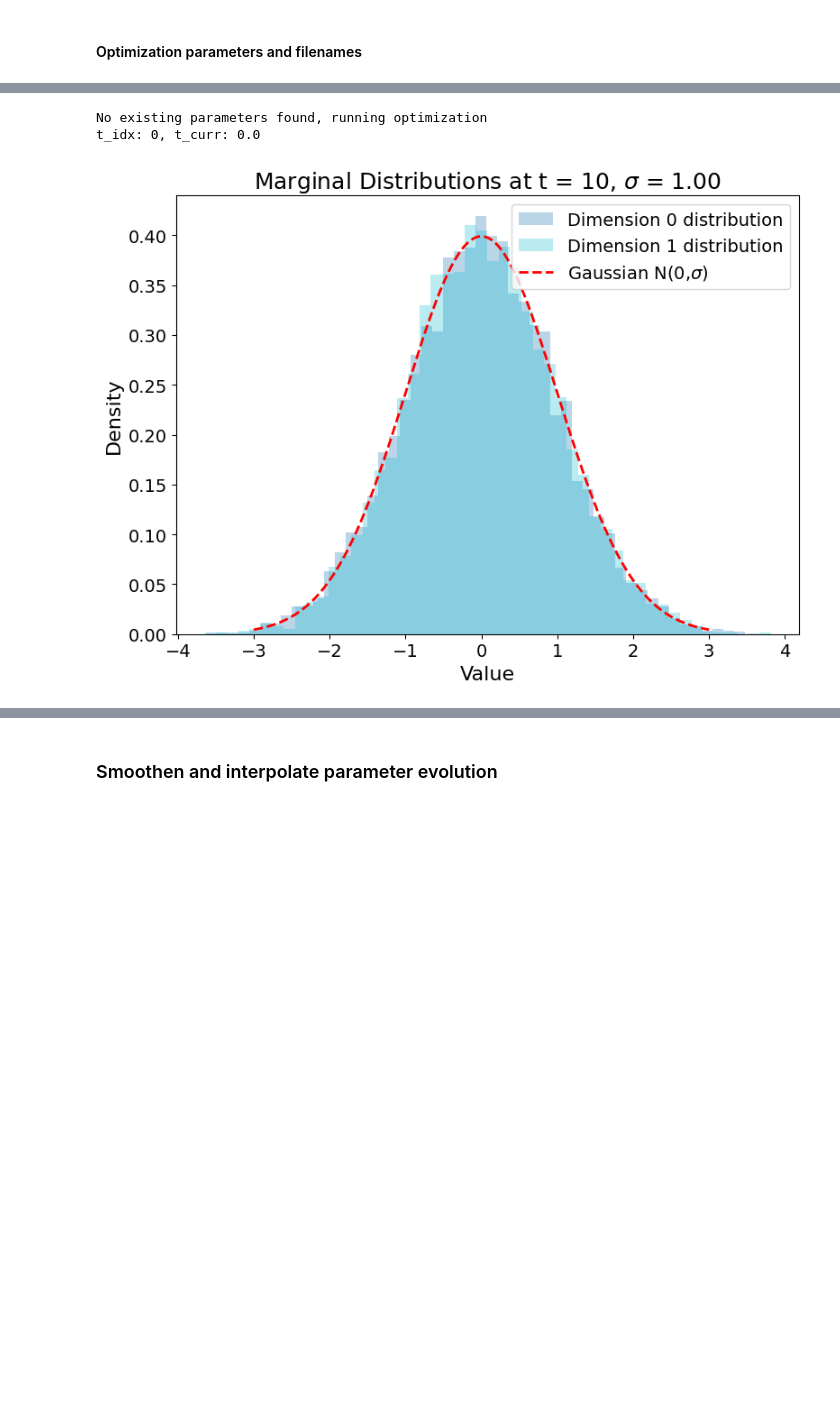
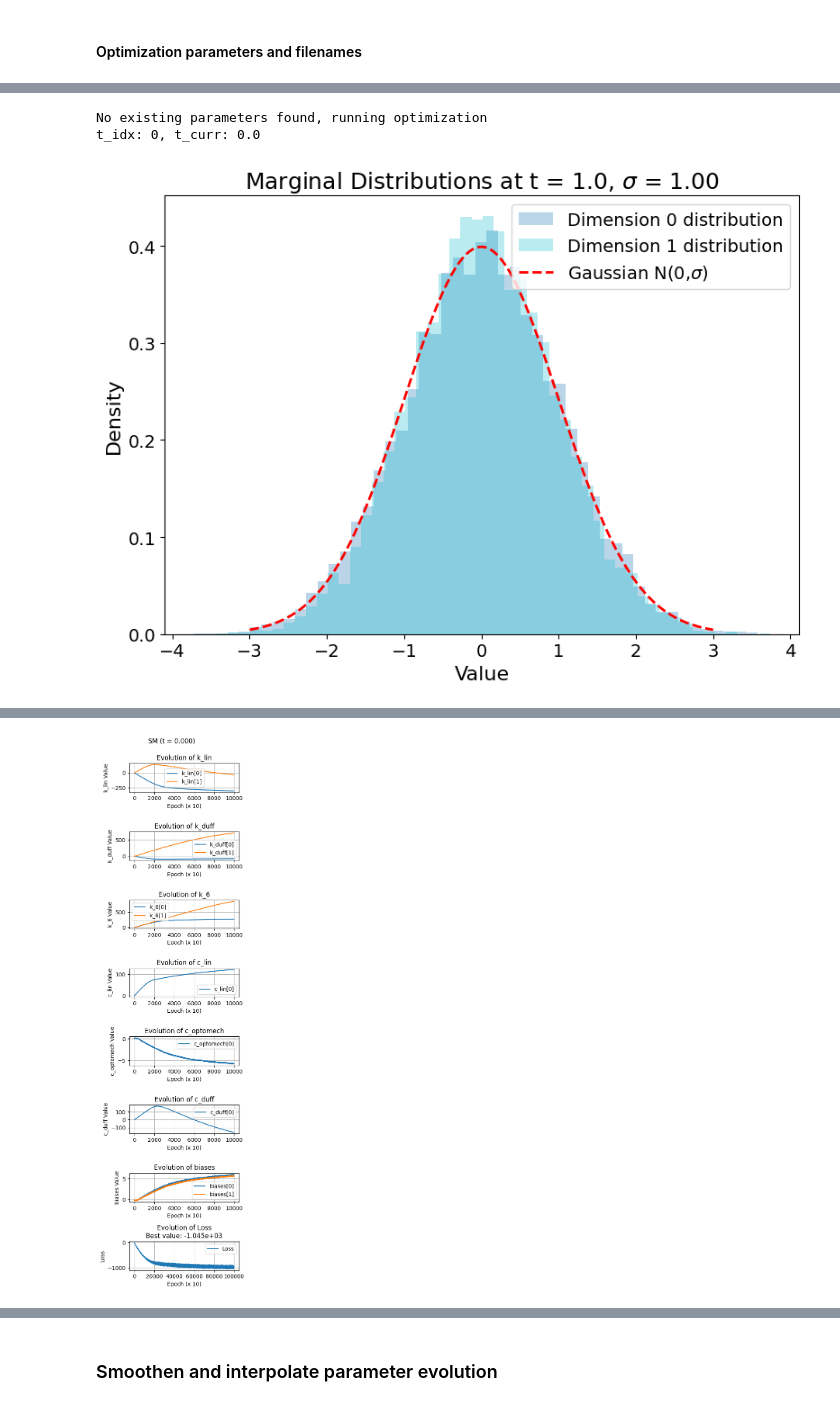
Before and after one commit to cyboesch/oscillator_dev, a Jupyter notebook: projects/physical-diffusion-models/notebooks/sampling-from-gaussian-mixture.ipynb, the cells around one changed output, grey strips where cells are left out. Drawn from its saved outputs; the diff is of its cells as text; code cells hidden in the pictures; blank space fills up the shorter version.

```diff
--- a/projects/physical-diffusion-models/notebooks/sampling-from-gaussian-mixture.ipynb
+++ b/projects/physical-diffusion-models/notebooks/sampling-from-gaussian-mixture.ipynb
@@ -32,8 +34,8 @@ weights = jnp.array([.5, .5])
 
 # Define means
 means = jnp.array([
-    [1., 1.],   # mean of first Gaussian
-    [-1., -1.],  # mean of second Gaussian
+    [1., 0.5],   # mean of first Gaussian
+    [-1., -0.5],  # mean of second Gaussian
 ])
 
 # Define covariance matrices
@@ -88,7 +90,7 @@ plt.show()
 # %% [markdown]
 ## Network size and topology and temperature
 # %%
-Temp = 0.01
+Temp = 0.1
 N_osc = 2
 connectivity = jnp.array([[0, 1]])
 num_connections = connectivity.shape[0]
@@ -191,8 +193,8 @@ else:
 #### Optimization parameters and filenames
 # %%
 # Forward process parameters
-n_time_steps = 20
-t_forward = 10
+n_time_steps = 10
+t_forward = 1.0
 sigma_forward = 1.
 exponential_time_pts = False
 if exponential_time_pts:
@@ -203,10 +205,9 @@ else:
 # print('forward_time_pts', forward_time_pts)
 
 # Optimization parameters
-training_method = "SM"
 learning_rate = 0.01
 n_epochs = 100000
-batch_size = 4*128
+batch_size = 16*128
 window_size=100
 tolerance=1e-6
 patience=50
@@ -291,32 +292,32 @@ else:
         _, current_params, _ = get_best_params(params_history, loss_history, maximize=maximize)
         params_history_all_t.append(current_params)
 
         if plot_steps:
             if t_idx % plot_slice == 0:
                 # Plot optimization progress
                 plot_parameter_evolution(
                     params_history=params_history,
                     loss_history=loss_history,
                     time = t_curr,
                     time_index = t_idx,
                     unflatten=unflatten,
                     N_osc=N_osc,
                     slicing=10,
                     title=f"{training_method} (t = {t_curr:.3f})",
                     maximize=maximize,
                     labels_on=True,
                     save_fig=save_fig,
                     path=output_dir,
                     param_names=params_names,
                     plot_show=True
                 )
 
     # Convert params_history_all_t to array for easier analysis
     params_history_all_t = jnp.array(params_history_all_t)
-    # jnp.save(f"{output_dir}/params_history.npy", params_history_all_t)
+    jnp.save(f"{output_dir}/params_history.npy", params_history_all_t)
 
     print('Optimization complete; saved parameters to', output_dir)
 # %% [output]
 No existing parameters found, running optimization
 t_idx: 0, t_curr: 0.0
-[figure, old version]
+[figure, new version]
@@ -334,0 +341 @@ Epoch 1100 - Loss: -15.7111
+[figure, added]
```
Also changed, not shown: parts of 11 cells of this notebook.
